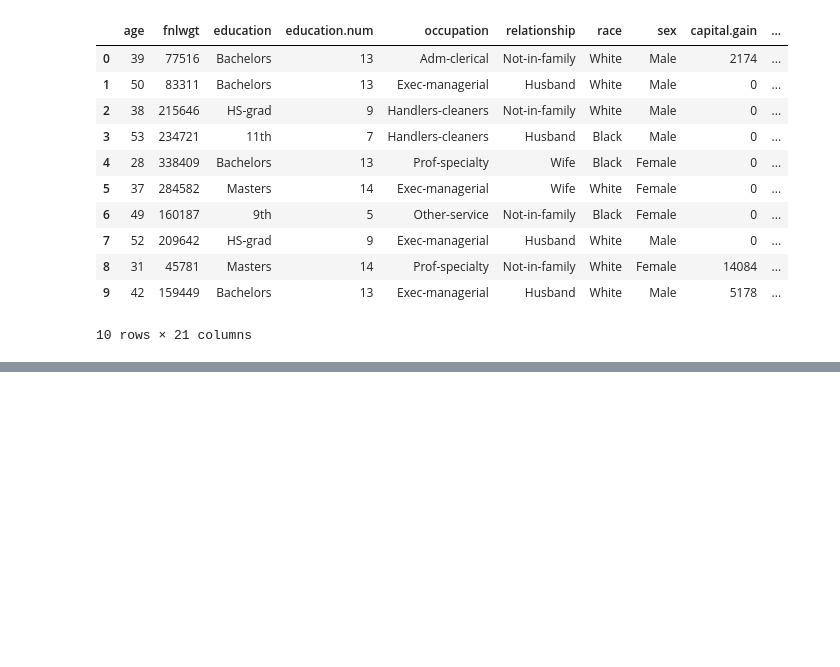
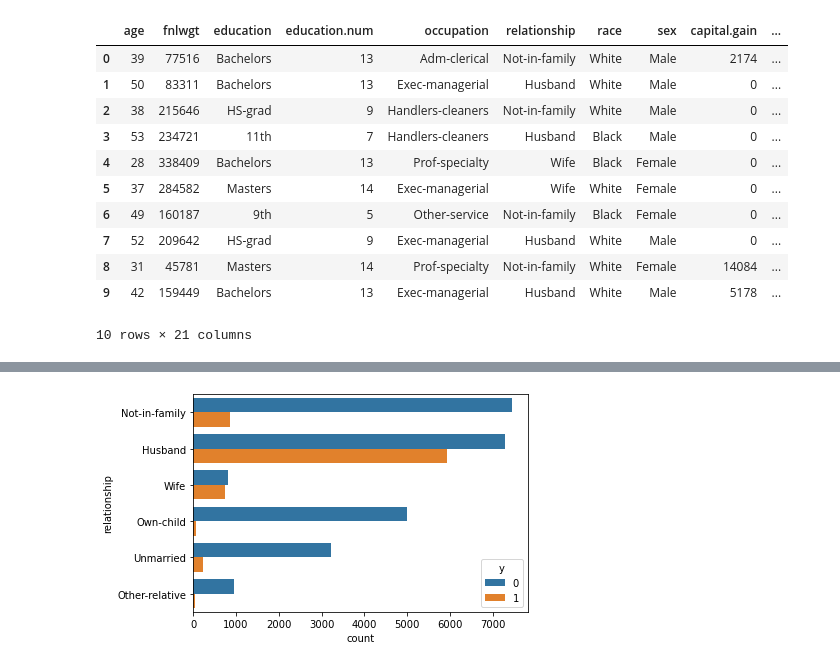
Before and after one commit to debhere/Practice, a Jupyter notebook: Income Prediction/Income Prediction - Census Data.ipynb, the cells around one changed output, grey strips where cells are left out. Saved outputs shown, nothing was run; the diff lists cells and outputs as text; code cells hidden in the pictures; blank space fills up the shorter version.

```diff
--- a/Income Prediction/Income Prediction - Census Data.ipynb
+++ b/Income Prediction/Income Prediction - Census Data.ipynb
@@ -340,0 +313,3 @@ Name: occupation, dtype: int64
+# %%
+race_dum = pd.get_dummies(prefix='race', columns=['race'], data=sex_dum, drop_first=True)
+race_dum.head()
@@ -340,0 +338,3 @@ Name: occupation, dtype: int64
+# %%
+occ_dum = pd.get_dummies(prefix='occupation', columns=['occupation'], data=race_dum, drop_first=True)
+occ_dum.head(5)
@@ -340,0 +349,6 @@ Name: occupation, dtype: int64
+# %%
+#Relationship
+
+sns.countplot(y='relationship', data=occ_dum, hue='y');
+# %% [output]
+[figure, added]
```
Also changed, not shown: parts of 43 cells of this notebook.
